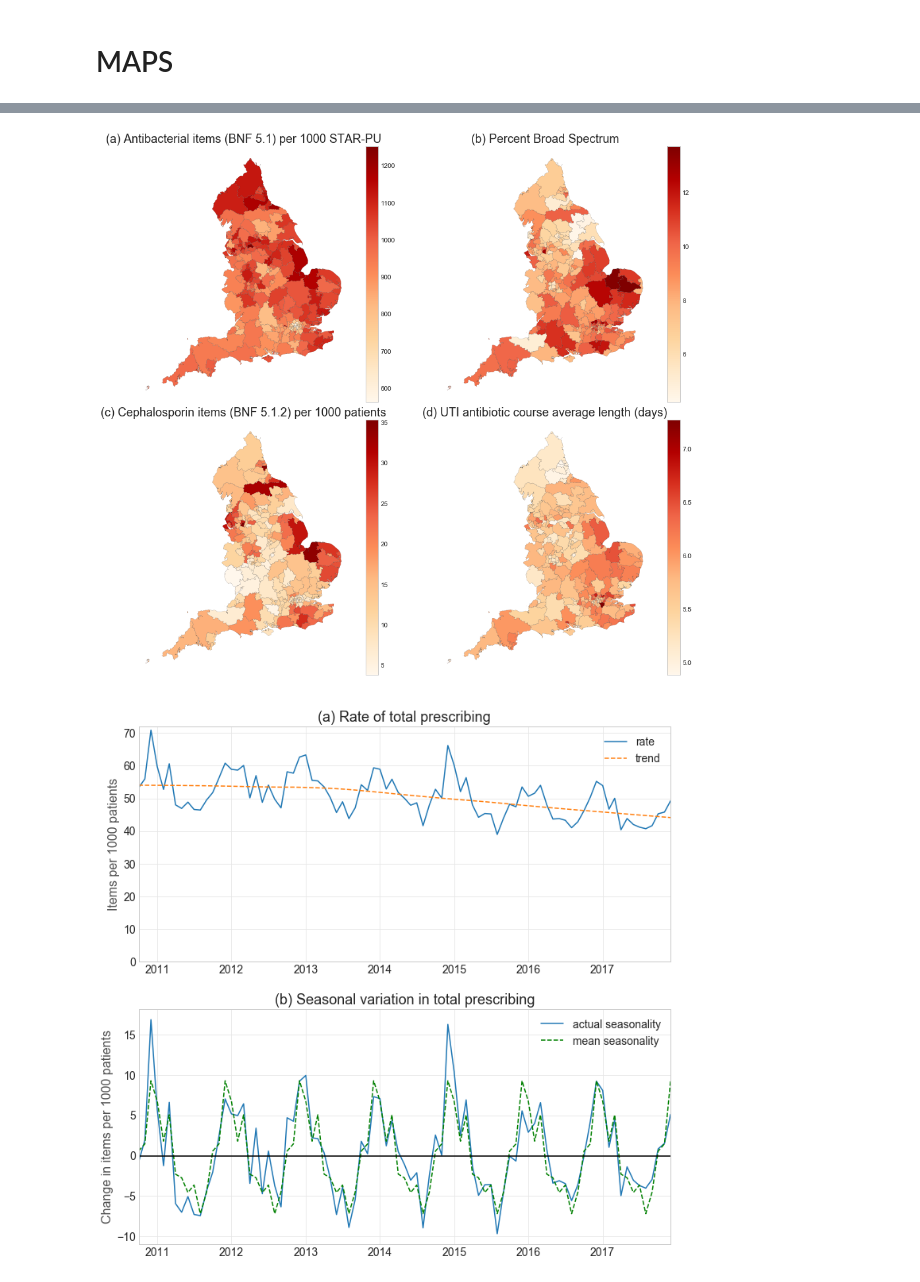
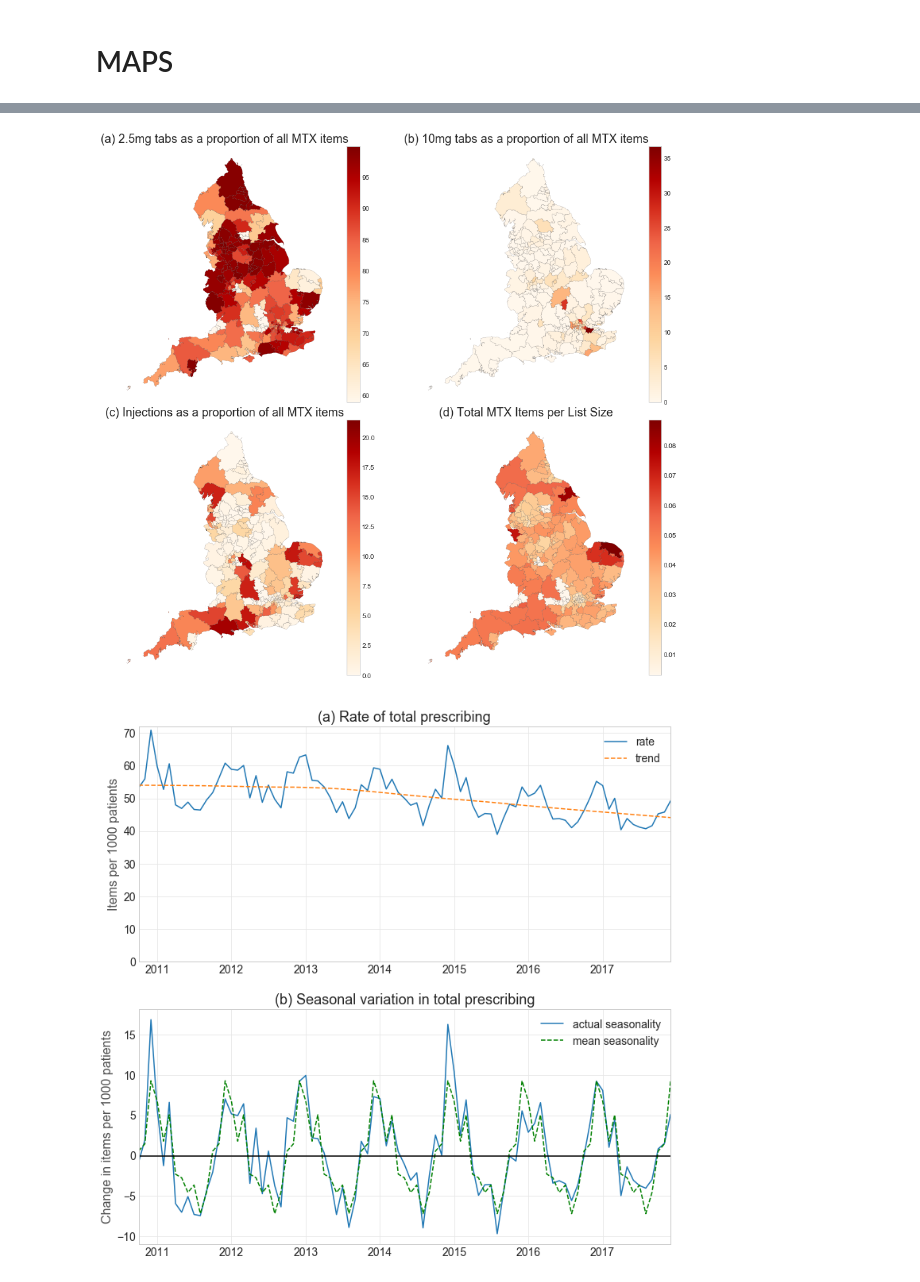
Before and after one commit to ebmdatalab/Methotrexate, a Jupyter notebook: MTX using Antibiotics_practice_level_v8.ipynb, the cells around one changed output, grey strips where cells are left out. Drawn from its saved outputs; the diff is of its cells as text; code cells hidden in the pictures.

```diff
--- a/MTX using Antibiotics_practice_level_v8.ipynb
+++ b/MTX using Antibiotics_practice_level_v8.ipynb
@@ -563,0 +531,16 @@ ccg_last_year.head()
+# %%
+#aggregate over last year
+ccg_last_year = gp_mtx.groupby(['pct','month'],as_index=False).sum()
+ccg_last_year = ccg_last_year.loc[ccg_last_year["month"] >'2017-06-01']
+
+
+#ccg_last_year = all_mtx_ccg.loc[all_mtx_ccg.month]
+ccg_last_year = ccg_last_year.groupby('pct').sum()
+ccg_last_year["list_size"] = ccg_last_year["list_size"]/12
+
+ccg_last_year["2.5mg tabs"] = 100*(ccg_last_year.mtx_2_5/ccg_last_year.total_mtxitems).fillna(0)
+ccg_last_year["10mg tabs"] = 100*(ccg_last_year.mtx_10/ccg_last_year.total_mtxitems).fillna(0)
+ccg_last_year["injections"] = 100*(ccg_last_year.mtx_inj/ccg_last_year.total_mtxitems).fillna(0)
+ccg_last_year["total_mtx_items"] = (ccg_last_year.total_mtxitems)/ccg_last_year["list_size"].fillna(0)
+
+ccg_last_year.head()
@@ -584,32 +574,32 @@ map_data.head() # 207 rows
 # %%
 # from our API https://openprescribing.net/api/1.0/org_location/?org_type=ccg
 ccgs = gpd.read_file('ccgs.json').set_index('name')
 
 ccgs = ccgs[~ccgs['geometry'].isnull()]  # remove ones without geometry - these are federations rather than individual CCGs
 gdf = ccgs.join(map_data)
 
 # set sort order of measures manually, and add grid refs to position each subplot:
-s = [(0,'items_per_starpu',0,0,'(a) Antibacterial items (BNF 5.1) per 1000 STAR-PU'),
-     (1,'percent_broad_spec',0,1,'(b) Percent Broad Spectrum'),
-     (2,'cephalosporins_per_thousand',1,0,'(c) Cephalosporin items (BNF 5.1.2) per 1000 patients'),
-     (3,'three_day_courses',1,1, '(d) UTI antibiotic course average length (days)')]
+s = [(0,'2.5mg tabs',0,0,'(a) 2.5mg tabs as a proportion of all MTX items'),
+     (1,'10mg tabs',0,1,'(b) 10mg tabs as a proportion of all MTX items'),
+     (2,'injections',1,0,'(c) Injections as a proportion of all MTX items'),
+     (3,'total_mtx_items',1,1, '(d) Total MTX Items per List Size')]
 
 fig = plt.figure(figsize=(16,30))
 gs = gridspec.GridSpec(4,2)  # grid layout for subplots
 
 for i in s:
     ax = plt.subplot(gs[i[2], i[3]])  # position of subplot in grid using coordinates listed in s
     gdf.plot(ax=ax,column=i[1],  edgecolor='black', linewidth=0.1, legend=True, cmap='OrRd')
     ax.set_aspect(1.63)
     ax.set_title(i[4],size = 18)
     plt.axis('off')
 
 plt.subplots_adjust(wspace = 0.05,hspace = 0.07)
 plt.savefig('maps.png', format='png', dpi=300,bbox_inches='tight')
 
 plt.show()
 # %% [output]
-[figure, old version]
+[figure, new version]
 # %%
 sns.set_style("whitegrid",{'grid.color': '.9'})
 dfp = pcf.copy().sort_values(by=["month"])#,"drug"])
```
Also changed, not shown: parts of 3 cells of this notebook, 1 other file.
